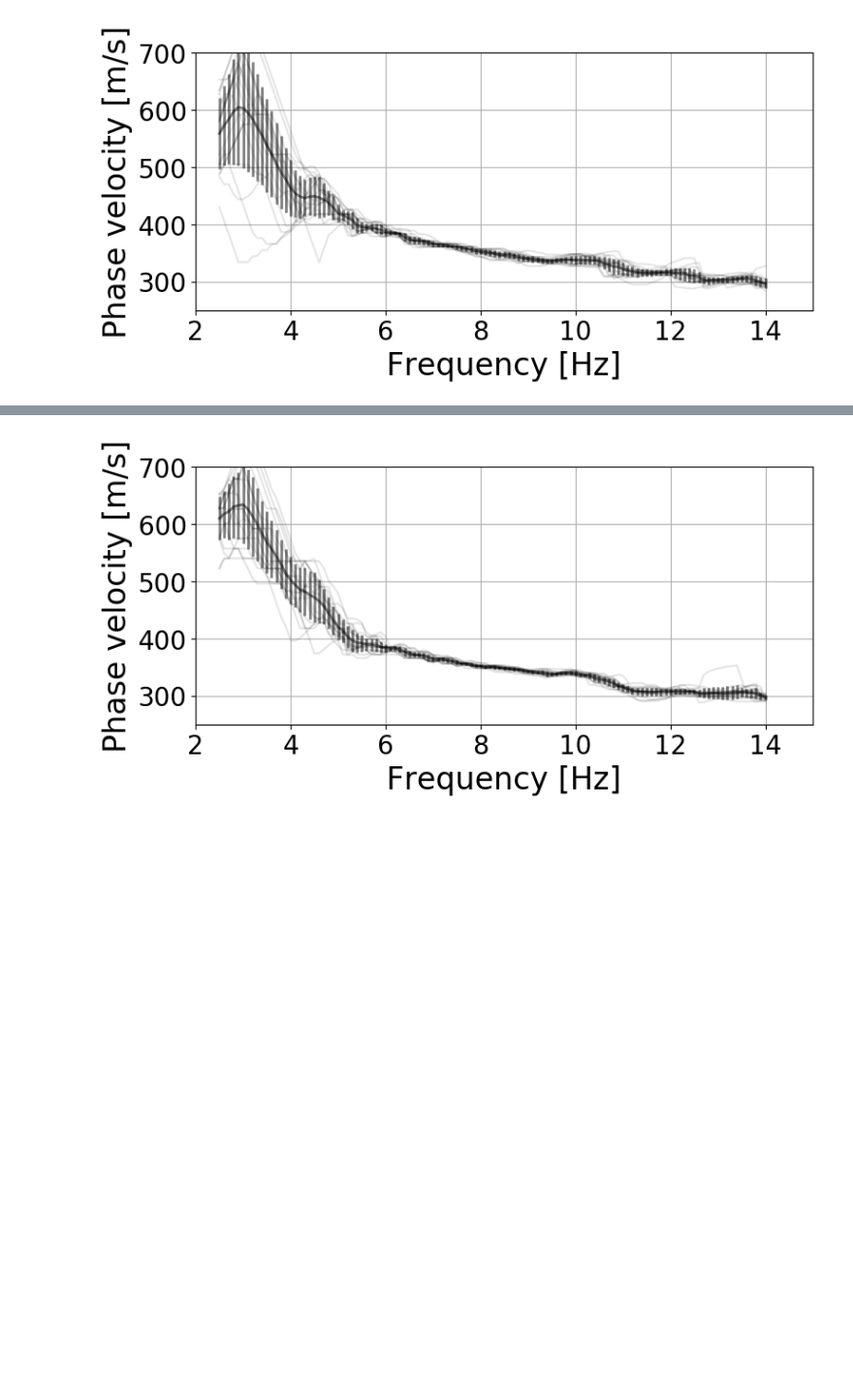
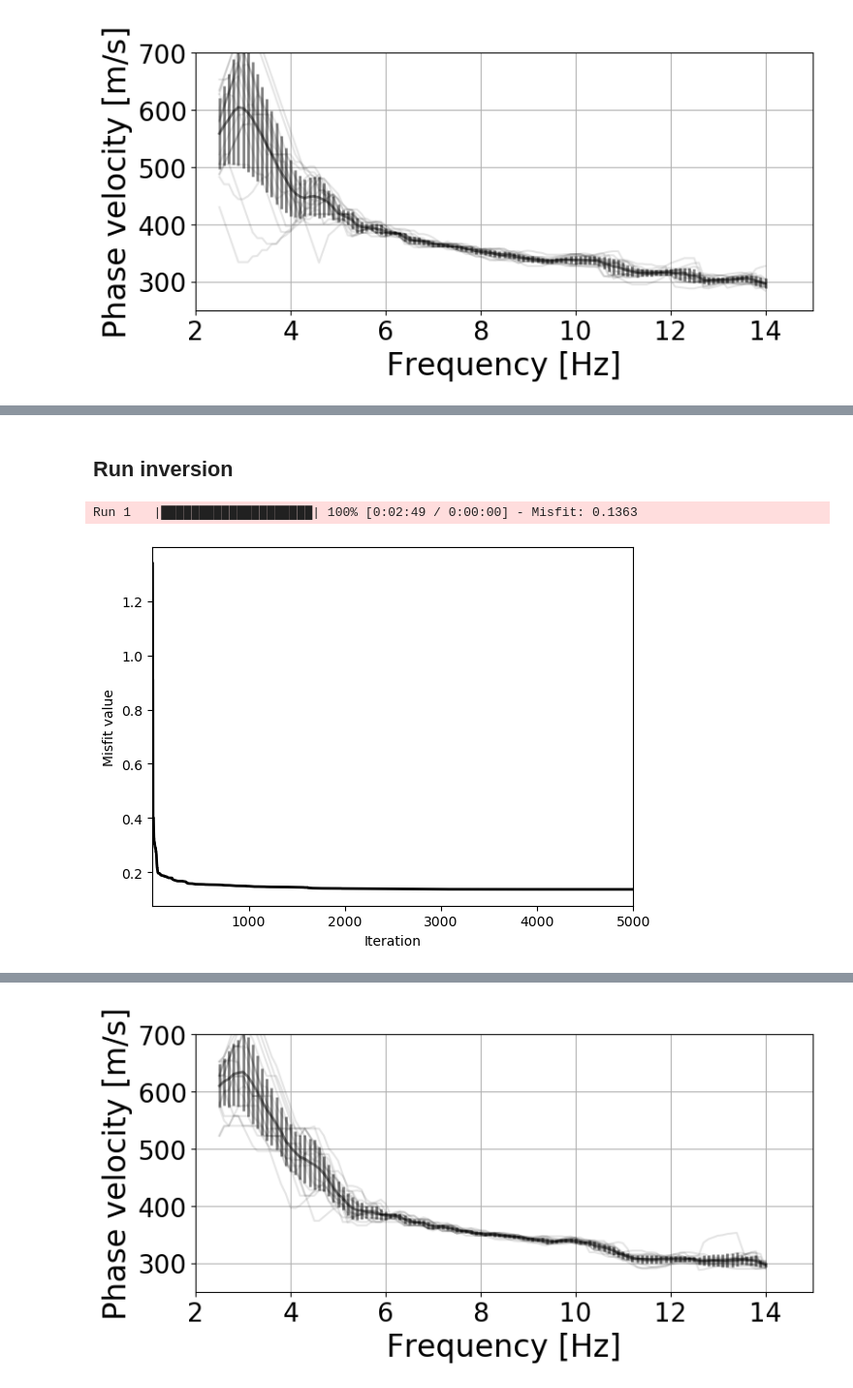
Before and after one commit to jingxiaoliu/das_diff_veh, a Jupyter notebook: load_disp_curves.ipynb, the cells around one changed output, grey strips where cells are left out. Shown at 97% size. Saved outputs shown, nothing was run; the diff lists cells and outputs as text; code cells hidden in the pictures; blank space fills up the shorter version.

Commit message:
first try: inversion

```diff
--- a/load_disp_curves.ipynb
+++ b/load_disp_curves.ipynb
@@ -15,0 +291,5 @@ plot_disp_curves(data_weights['freqs'], data_weights['vels_light'])
+# %%
+periods = np.array(1/data_weights['freqs'])[::-1]
+disp_curves_heavy = [Curve(periods,vel_heavy_mean[::-1]/1000,0,'rayleigh','phase',uncertainties=vel_heavy_range[::-1]/1000)]
+disp_curves_mid = [Curve(periods,vel_mid_mean[::-1]/1000,0,'rayleigh','phase',uncertainties=vel_mid_range[::-1]/1000)]
+disp_curves_light = [Curve(periods,vel_light_mean[::-1]/1000,0,'rayleigh','phase',uncertainties=vel_light_range[::-1]/1000)]
@@ -15,0 +298,32 @@ plot_disp_curves(data_weights['freqs'], data_weights['vels_light'])
+# %%
+model = EarthModel()
+
+# Build model search boundaries from top to bottom
+# First argument is the bounds of layer's thickness [km]
+# Second argument is the bounds of layer's S-wave velocity [km/s]
+model.add(Layer([0.01, 0.02], [0.2, 0.6]))
+model.add(Layer([0.01, 0.02], [0.2, 0.6]))
+model.add(Layer([0.01, 0.02], [0.2, 0.6]))
+model.add(Layer([0.01, 0.02], [0.2, 0.8]))
+model.add(Layer([0.01, 0.02], [0.2, 0.8]))
+model.add(Layer([0.01, 0.02], [0.2, 0.8]))
+model.add(Layer([0.01, 0.02], [0.2, 1]))
+model.add(Layer([0.01, 0.02], [0.4, 1]))
+model.add(Layer([0.01, 0.02], [0.4, 1]))
+model.add(Layer([0.01, 0.02], [0.4, 1]))
+model.add(Layer([0.01, 0.02], [0.4, 1]))
+model.add(Layer([0.01, 0.02], [0.4, 1]))
+
+# Configure model
+model.configure(
+    optimizer="cpso",  # Evolutionary algorithm
+    misfit="rmse",  # Misfit function type
+    optimizer_args={
+        "popsize": 10,  # Population size
+        "maxiter": 5000,  # Number of iterations
+        "workers": -1,  # Number of cores
+        "seed": 0,
+    },
+)
+
+model
@@ -15,0 +348,10 @@ plot_disp_curves(data_weights['freqs'], data_weights['vels_light'])
+# %% [markdown]
+## Run inversion
+# %%
+res = model.invert(disp_curves_mid, maxrun=1)
+# %% [output]
+Run 1   |████████████████████| 100% [0:02:49 / 0:00:00] - Misfit: 0.1363
+# %%
+res.plot_misfit()
+# %% [output]
+[figure, added]
```
Also changed, not shown: parts of 11 cells of this notebook, 2 other files.
